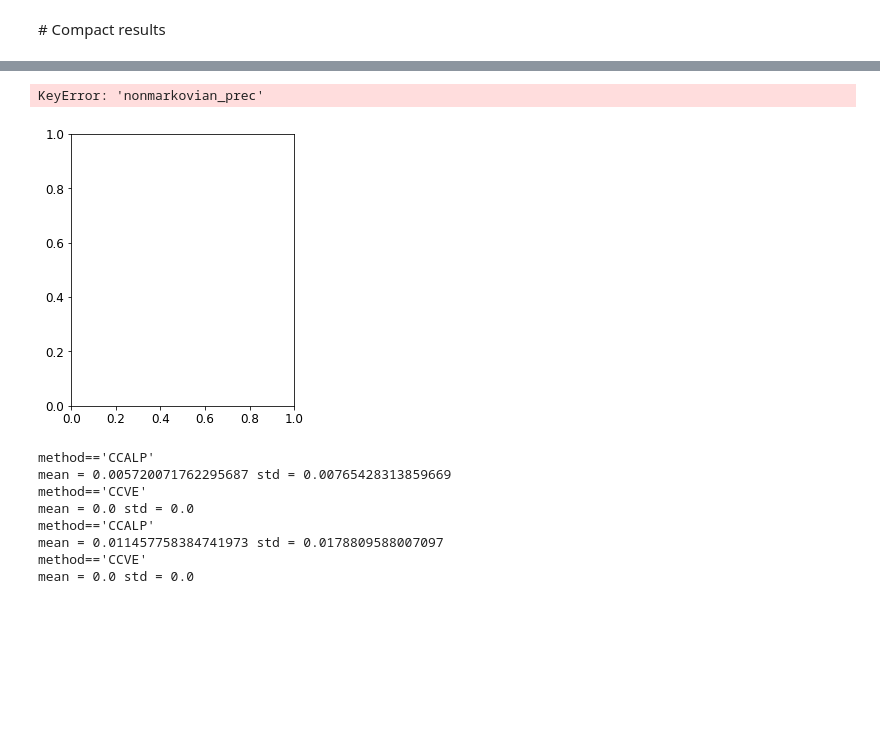
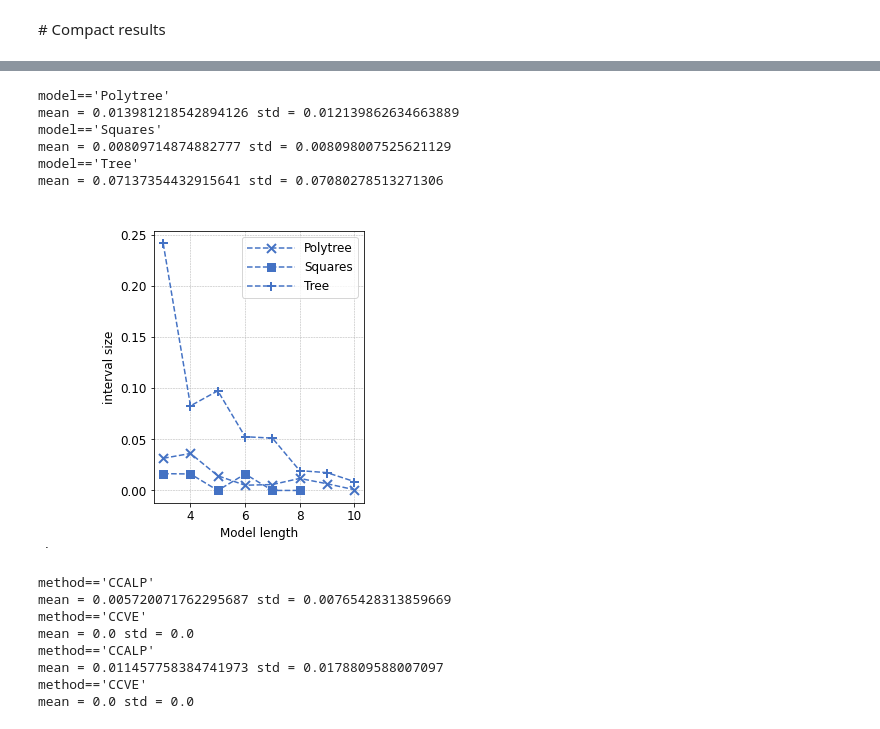
Before and after one commit to IDSIA/crema, a Jupyter notebook: CreMA/papers/pgm20/experiments/paper_results.ipynb, the cells around one changed output, grey strips where cells are left out. Cells and saved outputs as stored; diff of their text form; code cells hidden in the pictures; blank space fills up the shorter version.

Commit message:
squares

```diff
--- a/CreMA/papers/pgm20/experiments/paper_results.ipynb
+++ b/CreMA/papers/pgm20/experiments/paper_results.ipynb
@@ -89,6 +76,7 @@ rhmmRes = {
 
 squares = {
     "nonmarkovian_ev": f"{res_folder}/2020-05-25-06-31-41_squares_nonmarkovian_ev.csv",
+    "nonmarkovian_prec": f"{res_folder}/2020-05-26-08-29-39_squares_nonmarkovian_prec.csv"
 
 }
 
@@ -357,40 +376,50 @@ D = []
 for k,v in res_.items():
     d = pd.read_csv(v["nonmarkovian_prec"], index_col=0);
     d = d.query("method=='CCVE'")
     d["model"] = k
     D = D + [d]
 
 data = pd.concat(D)
 
 
 plot_func(data,
       ax=axs, series_column = "model",
       title=" ", xlabel="Model length", ylabel="interval size", legend=False)
 
-colors = [blue, blue]
-style = ["dashed", "dashed"]
-marker = ["x","o",""]
-msize = [10,8]
 
-for k in range(0,2):
+colors = [blue, blue, blue]
+style = ["dashed", "dashed", "dashed"]
+marker = ["x","s","+"]
+msize = [9,7, 9]
+
+for k in range(0,3):
     axs.get_lines()[k].set_markeredgewidth(2)
     axs.get_lines()[k].set_markersize(msize[k])
     axs.get_lines()[k].set_marker(marker[k])
     axs.get_lines()[k].set_linestyle(style[k])
     axs.get_lines()[k].set_color(colors[k])
+
+
+
+axs.grid(linestyle='--', linewidth=0.5)
 
 axs.legend(handlelength=4)
 
 plt.subplots_adjust(wspace=0, hspace=10)
 fig.text(-0.2, 0.0, '.', ha='center')
 
 plt.gcf().subplots_adjust(left=0.17)
 
 tikzplotlib.save(f"{img_folder}/size_results.tex")
 plt.savefig(f"{img_folder}/size_results.pdf")
 # %% [output]
-KeyError: 'nonmarkovian_prec'
+model=='Polytree'
+mean = 0.013981218542894126 std = 0.012139862634663889
+model=='Squares'
+mean = 0.00809714874882777 std = 0.008098007525621129
+model=='Tree'
+mean = 0.07137354432915641 std = 0.07080278513271306
-[figure, old version]
+[figure, new version]
 # %%
 from pylab import rcParams
 #rcParams['axes.xmargin'] = 0.05
```
Also changed, not shown: parts of 8 cells of this notebook, 16 other files.
